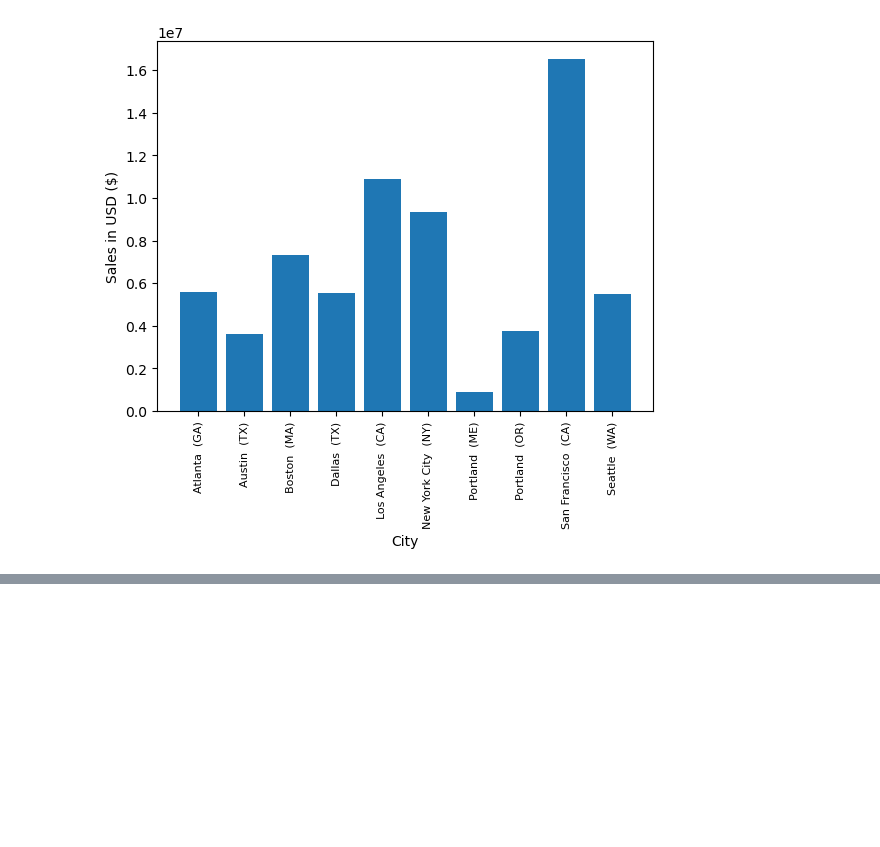
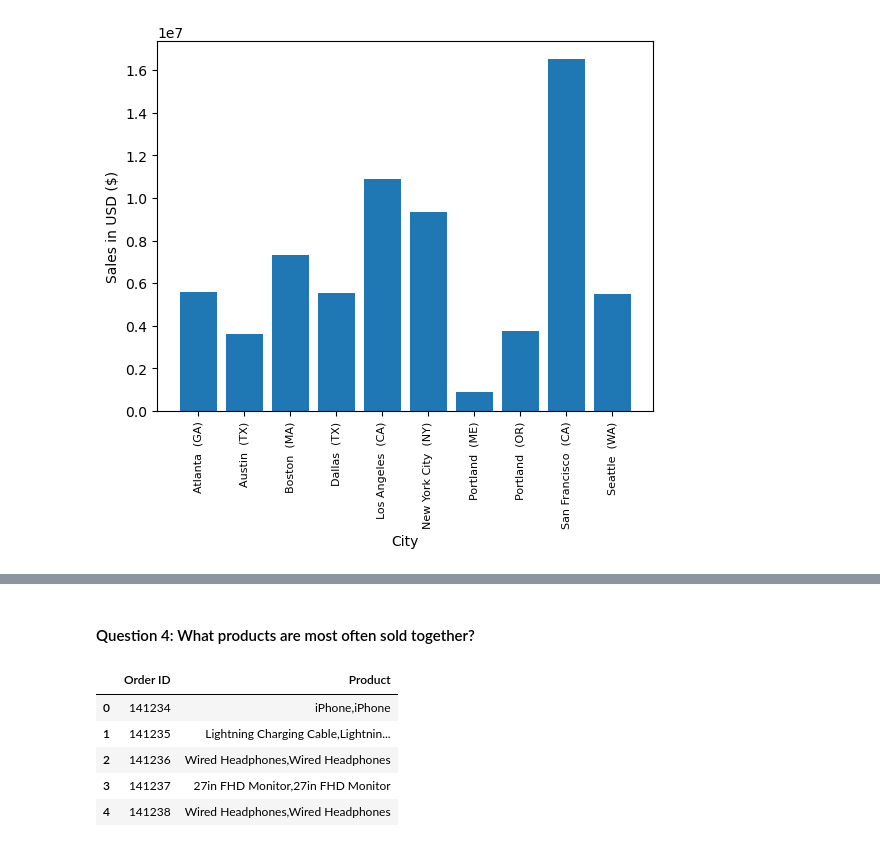
Before and after one commit to SarahElkheshin/Pandas-Sales-Analysis, a Jupyter notebook: Sales Analysis.ipynb, the cells around one changed output, grey strips where cells are left out. Drawn from its saved outputs; the diff is of its cells as text; code cells hidden in the pictures; blank space fills up the shorter version.

```diff
--- a/Sales Analysis.ipynb
+++ b/Sales Analysis.ipynb
@@ -173,0 +197,17 @@ all_data.head()
+# %% [markdown]
+#### Question 4: What products are most often sold together?
+# %%
+#This will return Orders that contain one product or more. We want orders that have more than one product
+#orders = all_data.groupby(['Order ID'])
+#orders.head()
+
+#This will return only dupliated order id i.e. having more than one product
+df = all_data.groupby(['Order ID'])['Product'].apply(lambda x: ','.join(x)).reset_index()
+df.head()
+# %% [output]
+|  | Order ID | Product |
+| 0 | 141234 | iPhone,iPhone |
+| 1 | 141235 | Lightning Charging Cable,Lightnin... |
+| 2 | 141236 | Wired Headphones,Wired Headphones |
+| 3 | 141237 | 27in FHD Monitor,27in FHD Monitor |
+| 4 | 141238 | Wired Headphones,Wired Headphones |
```
Also changed, not shown: parts of 7 cells of this notebook.
